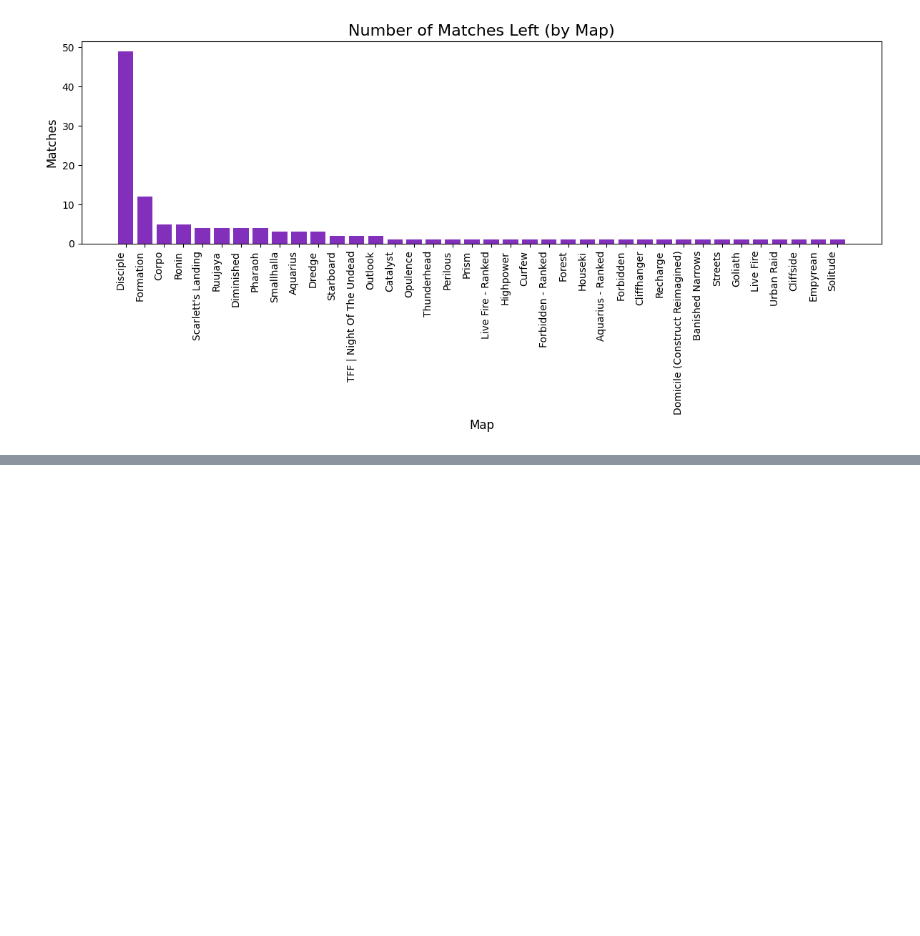
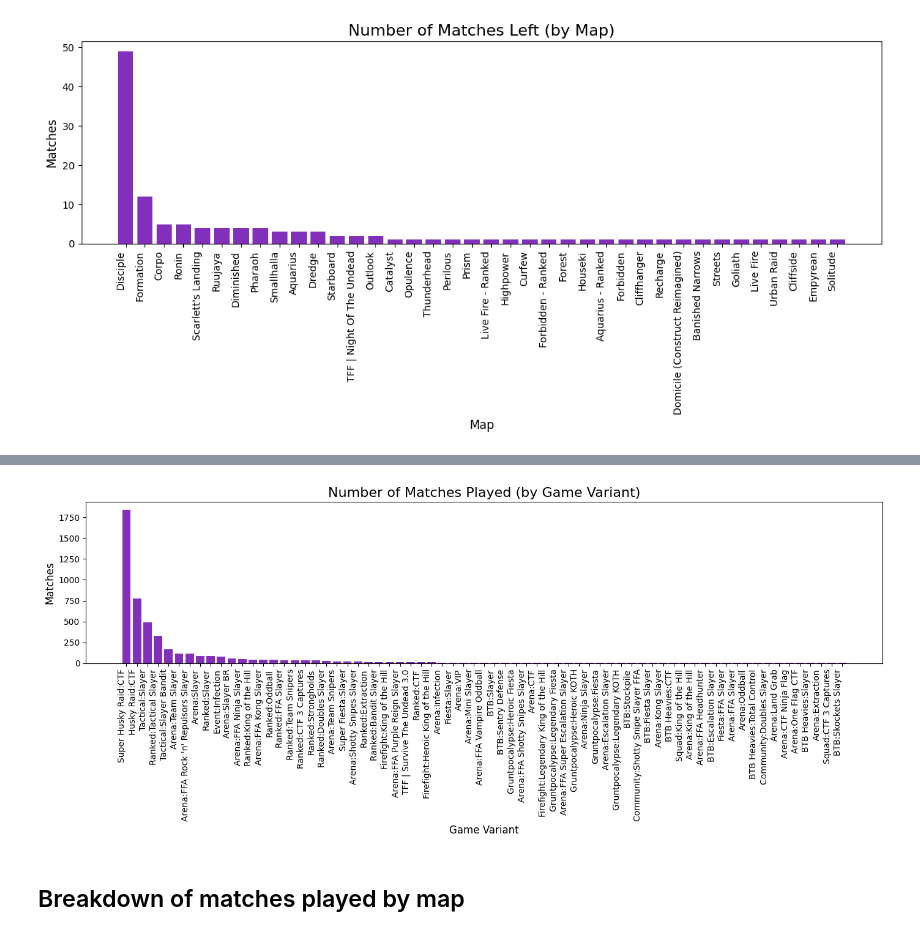
Before and after one commit to OpenSpartan/notebooks, a Jupyter notebook: src/hero/Hero Stats.ipynb, the cells around one changed output, grey strips where cells are left out. Cells and saved outputs as stored; diff of their text form; code cells hidden in the pictures; blank space fills up the shorter version.

```diff
--- a/src/hero/Hero Stats.ipynb
+++ b/src/hero/Hero Stats.ipynb
@@ -473,0 +441,16 @@ plt.show()
+# %%
+df = pd.read_sql_query('''SELECT
+    json_extract(MatchStats.MatchInfo, '$.UgcGameVariant.AssetId') AS UgcGameVariantAssetId,
+    GameVariants.PublicName,
+    COUNT(DISTINCT MatchId) AS Matches
+FROM MatchStats
+JOIN GameVariants
+    ON json_extract(MatchStats.MatchInfo, '$.UgcGameVariant.AssetId') = GameVariants.AssetId
+WHERE
+    datetime(json_extract(MatchStats.MatchInfo, '$.StartTime'), 'localtime') > '2023-06-20 11:00:00'
+    AND json_extract(MatchStats.MatchInfo, '$.LifecycleMode') = 3
+GROUP BY UgcGameVariantAssetId
+ORDER BY Matches DESC;
+''', conn)
+
+df.head(10)
@@ -473,0 +469,15 @@ plt.show()
+# %%
+plt.figure(figsize=(14, 6))  # Set the figure size
+plt.bar(df['PublicName'], df['Matches'], color='#822fbb')
+
+plt.title('Number of Matches Played (by Game Variant)', fontsize=16)
+plt.xlabel('Game Variant', fontsize=12)
+plt.ylabel('Matches', fontsize=12)
+plt.xticks(rotation=90, ha='right')
+
+plt.tight_layout()
+plt.show()
+# %% [output]
+[figure, added]
+# %% [markdown]
+## Breakdown of matches played by map
```
Also changed, not shown: parts of 87 cells of this notebook.
